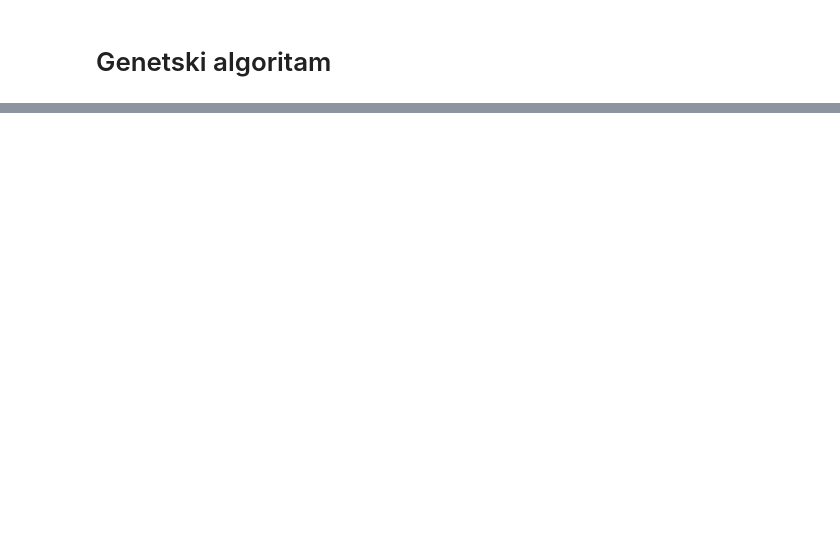
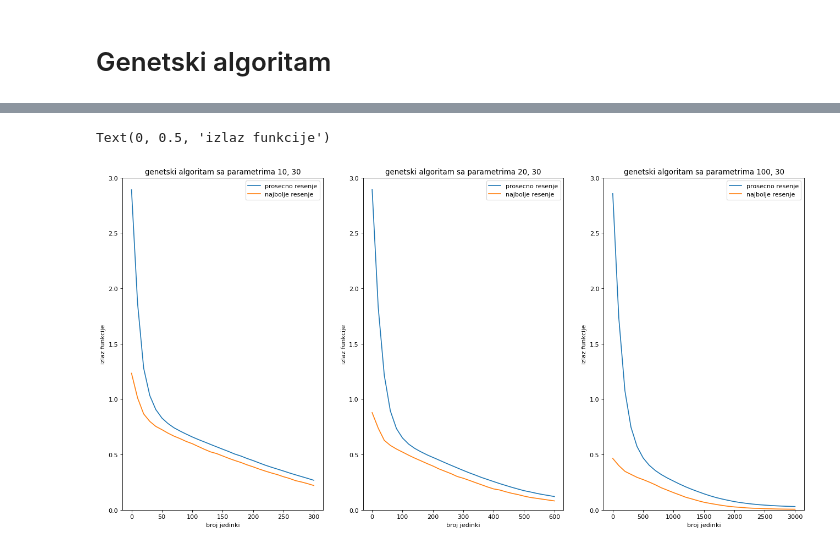
Before and after one commit to mmacura9/VI_domaci1, a Jupyter notebook: domaci1.ipynb, the cells around one changed output, grey strips where cells are left out. Cells and saved outputs as stored; diff of their text form; code cells hidden in the pictures; blank space fills up the shorter version.

```diff
--- a/domaci1.ipynb
+++ b/domaci1.ipynb
@@ -335,0 +436,70 @@ Na poslednjem grafiku nailazimo naizgled na najbolje rezultate, jer već posle 1
+# %%
+prosecni = np.array([])
+najbolji = np.array([])
+
+for i in range(100):
+    p, n = ga(10, 30)
+    if prosecni.size == 0:
+        prosecni = p
+        najbolji = n
+    else:
+        prosecni = prosecni + p
+        najbolji = najbolji + n
+
+prosecni = prosecni/100
+najbolji = najbolji/100
+fig, ax = plt.subplots(1, 3, figsize=(20,10), dpi=80);
+t1 = np.arange(najbolji.size)*10
+ax[0].plot(t1, prosecni, t1, najbolji)
+ax[0].set_title('genetski algoritam sa parametrima 10, 30')
+ax[0].legend(['prosecno resenje', 'najbolje resenje'])
+ax[0].set_ylim(0, 3)
+ax[0].set_xlabel('broj jedinki')
+ax[0].set_ylabel('izlaz funkcije')
+
+prosecni = np.array([])
+najbolji = np.array([])
+
+for i in range(100):
+    p, n = ga(20, 30)
+    if prosecni.size == 0:
+        prosecni = p
+        najbolji = n
+    else:
+        prosecni = prosecni + p
+        najbolji = najbolji + n
+
+prosecni = prosecni/100
+najbolji = najbolji/100
+t1 = np.arange(najbolji.size)*20
+ax[1].plot(t1, prosecni, t1, najbolji)
+ax[1].set_title('genetski algoritam sa parametrima 20, 30')
+ax[1].legend(['prosecno resenje', 'najbolje resenje'])
+ax[1].set_ylim(0, 3)
+ax[1].set_xlabel('broj jedinki')
+ax[1].set_ylabel('izlaz funkcije')
+
+prosecni = np.array([])
+najbolji = np.array([])
+
+for i in range(100):
+    p, n = ga(100, 30)
+    if prosecni.size == 0:
+        prosecni = p
+        najbolji = n
+    else:
+        prosecni = prosecni + p
+        najbolji = najbolji + n
+
+prosecni = prosecni/100
+najbolji = najbolji/100
+t1 = np.arange(najbolji.size)*100
+ax[2].plot(t1, prosecni, t1, najbolji)
+ax[2].set_title('genetski algoritam sa parametrima 100, 30')
+ax[2].legend(['prosecno resenje', 'najbolje resenje'])
+ax[2].set_ylim(0, 3)
+ax[2].set_xlabel('broj jedinki')
+ax[2].set_ylabel('izlaz funkcije')
+# %% [output]
+Text(0, 0.5, 'izlaz funkcije')
+[figure, added]
```
Also changed, not shown: parts of 18 cells of this notebook, 2 other files.
